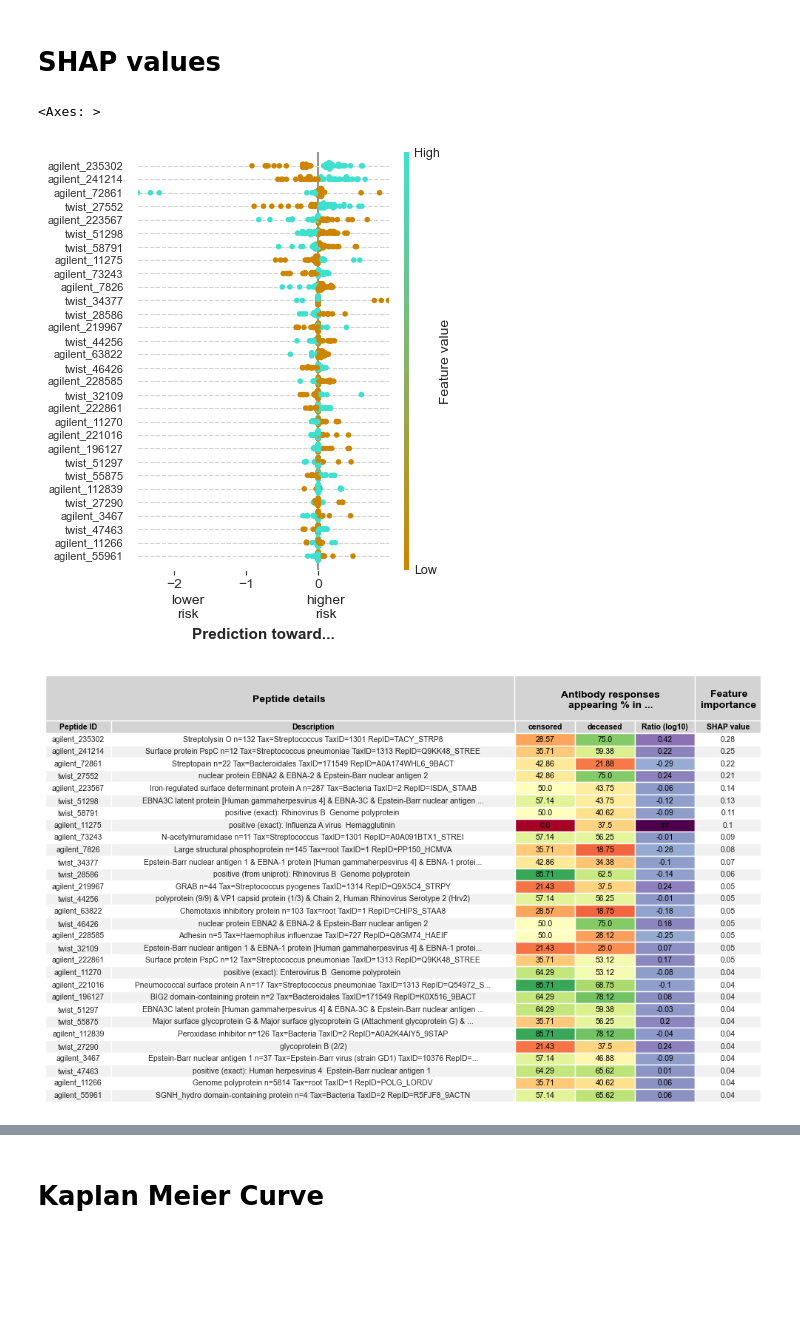
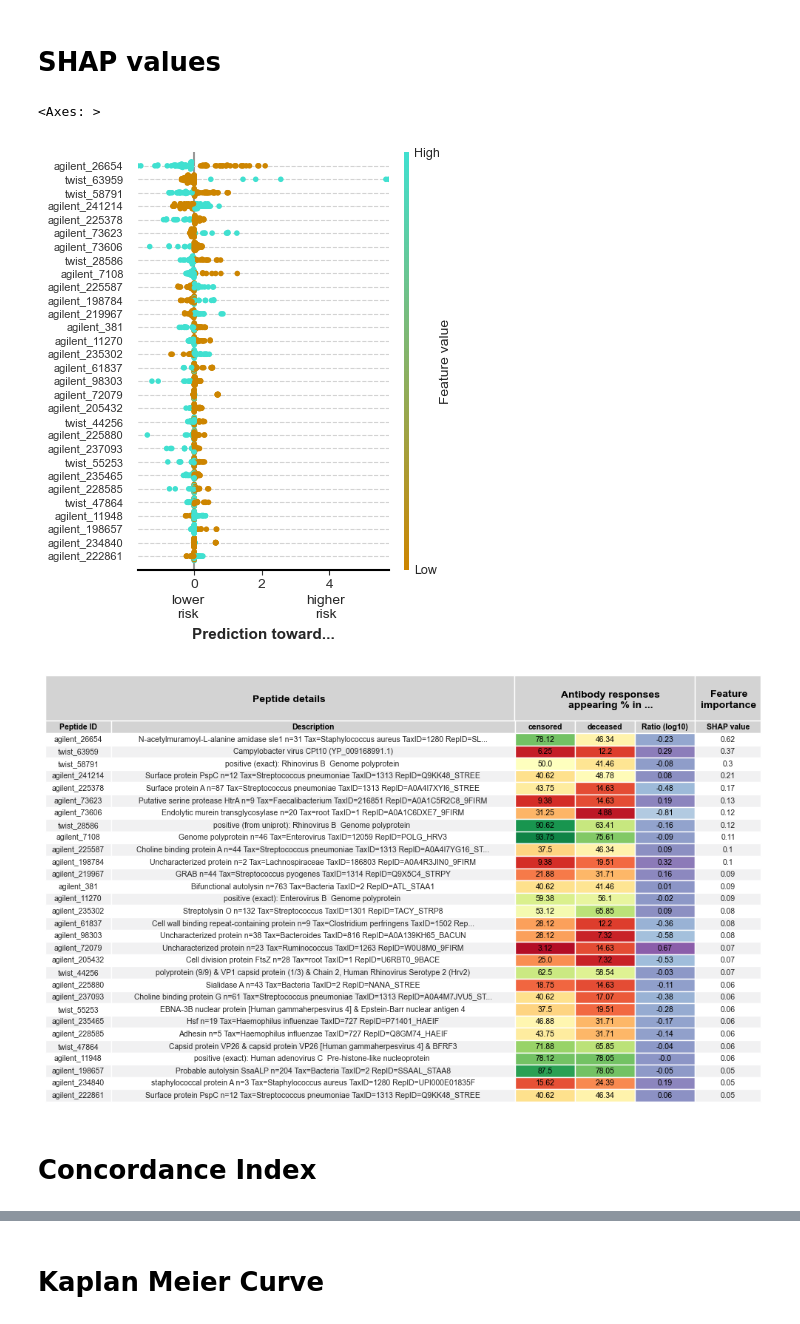
Before and after one commit to csReynaB/HCC-MUW, a Jupyter notebook: survival_analysis_HCC.ipynb, the cells around one changed output, grey strips where cells are left out. Saved outputs shown, nothing was run; the diff lists cells and outputs as text; code cells hidden in the pictures; blank space fills up the shorter version.

```diff
--- a/survival_analysis_HCC.ipynb
+++ b/survival_analysis_HCC.ipynb
@@ -987,0 +2507,17 @@ y_time_train = y_time_train.where(y_event_train == 1, -y_time_train) #np.where(y
+# %%
+config_file = "/home/creyna/Vogl-lab_Projects_git/HCC/Metadata/config_survival_withTKI.yaml"
+config = Config(config_file)
+metadata_handler = MetadataHandler(config)
+oligos_handler = OligosHandler(config)
+feature_manager = FeatureManager(config, metadata_handler, oligos_handler,
+                                 subgroup='all',
+                                 with_additional_features=True,
+                                 prevalence_threshold_min=0,
+                                 prevalence_threshold_max=100)
+X_test, y_event_test = feature_manager.get_features_target()
+y_time_test = X_test["OS months"]
+X_test.drop(columns=["OS months"], inplace=True)
+y_time_test = y_time_test.where(y_event_test == 1, -y_time_test)
+#X_test = X_test.loc[:, X_test.apply(lambda col: col.nunique() > 1)]
+#X_train, X_test = align_features(X_train, X_test)
+X_test.shape
@@ -1069,0 +2615,12 @@ Passing `palette` without assigning `hue` is deprecated and will be removed in v
+# %%
+#62, 79, 36, 32, 20, 42, 45, 64, 1, 17
+#32 best so far, 36 good
+#20 externally good but responders vs ant score not good (20 peptides soso, but 15 or 25 not)
+# 42 externally good but responders vs ant score not good (20 pept multi model significant, but not 15 pept)
+# 45 externally good but use manual threshold tuning 0.45 instead of maxstat with 20peptides, responders vs antigen below 0.05 both
+results = load("/home/creyna/Vogl-lab_Projects_git/HCC/results_nestedCV/Renested_cv_results_bestmodel_auc_17.joblib")
+#results = load("nested_cv_results_bestmodel.joblib")
+#results = load("repeat_nested_cv_results_bestmodel_auc_1.joblib")
+train_shap_values = results['train_shap_values'].astype("Sparse[float]")
+#train_shap_values = train_shap_values[train_shap_values.index.isin(y_time_train.index)]
+results['c_index_train']
@@ -1072,19 +2712,20 @@ Passing `palette` without assigning `hue` is deprecated and will be removed in v
 # %%
-number_peptides = f"{X_train.shape[1]}_3"
-plot_shap_values(train_shap_values, X_train.loc[all_validation_indices],
-                 label_groups = ['lower\nrisk', 'higher\nrisk'], color_map=newCmap, max_display=30,
-                 figures_dir = config.figures_dir, save_fig = True, suffix_file=f'xgb_Cox-Hazard_trainingSet_{number_peptides}')
+plot_shap_values(train_shap_values.values, X_train, cmap=newCmap, max_display=30,
+                 label_groups = ['lower\nrisk', 'higher\nrisk'], suffix_file=f'xgb_Cox-Hazard_trainingSet_{number_peptides}',
+                 save_fig = False,  figures_dir = config.figures_dir )
 
 oligos_metadata = oligos_handler.get_oligos_metadata_df()[['Description', 'full name', 'len_seq', 'pos', 'Organism_complete_name']]
 y_event_train.name = config.col_target  # Naming the Series since it currently has no name
-features_train = X_train.join(y_event_train).set_index(config.col_target, append=True)
-feature_importance_train = generate_feature_importance_table(train_shap_values, X_train.columns, oligos_metadata, features_train, f'xgb_Cox-Hazard_trainingSet_{number_peptides}',
-                                             group_tests = config.group_tests, figures_dir = config.figures_dir)
+#features_train = X_train.join(y_event_train).set_index(config.col_target, append=True)
+feature_importance_train = generate_feature_importance_table(train_shap_values.values, X_train, y_event_train, oligos_metadata,
+                                                             group_tests = config.group_tests, suffix_file=f'xgb_Cox-Hazard_trainingSet_{number_peptides}', figures_dir = "/home/creyna/Vogl-lab_Projects_git/HCC/results_nestedCV")#config.figures_dir)
 plot_table_top_features(feature_importance_train,
                         to_select_features = 30,
                         group_tests = config.group_tests,
-                        figure_dir = config.figures_dir, estimator_name =f'xgb_Cox-Hazard_trainingSet_{number_peptides}', save_fig = True)
+                        figure_dir = config.figures_dir, suffix_file =f'xgb_Cox-Hazard_trainingSet_{number_peptides}', save_fig = False)
 # %% [output]
 <Axes: >
-[figure, old version]
+[figure, new version]
-[figure, old version]
+[figure, new version]
+# %% [markdown]
+# Concordance Index
```
Also changed, not shown: parts of 126 cells of this notebook, 5 other files.
